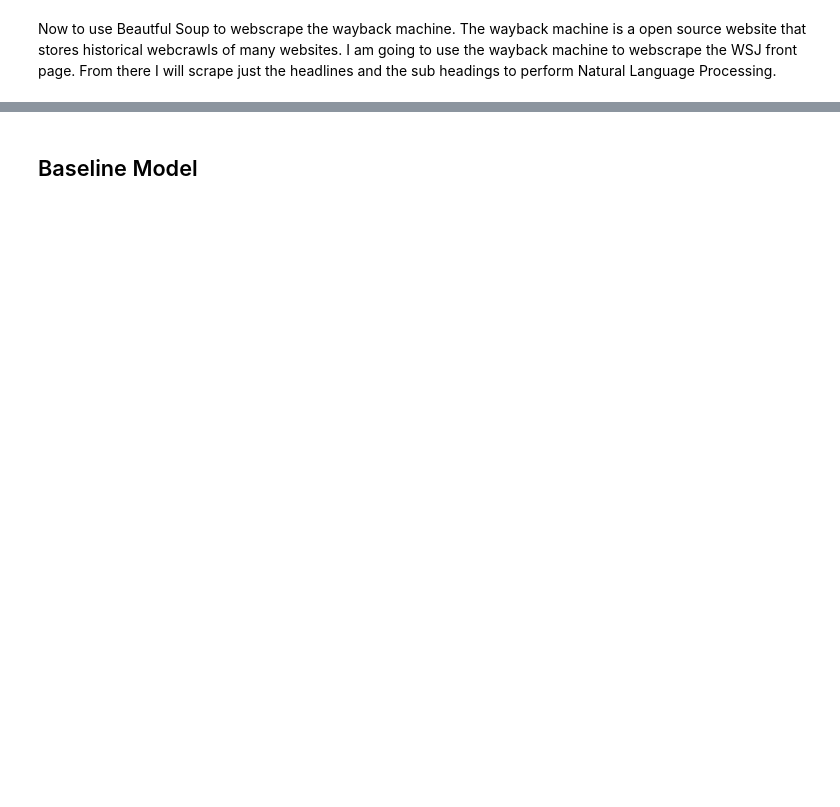
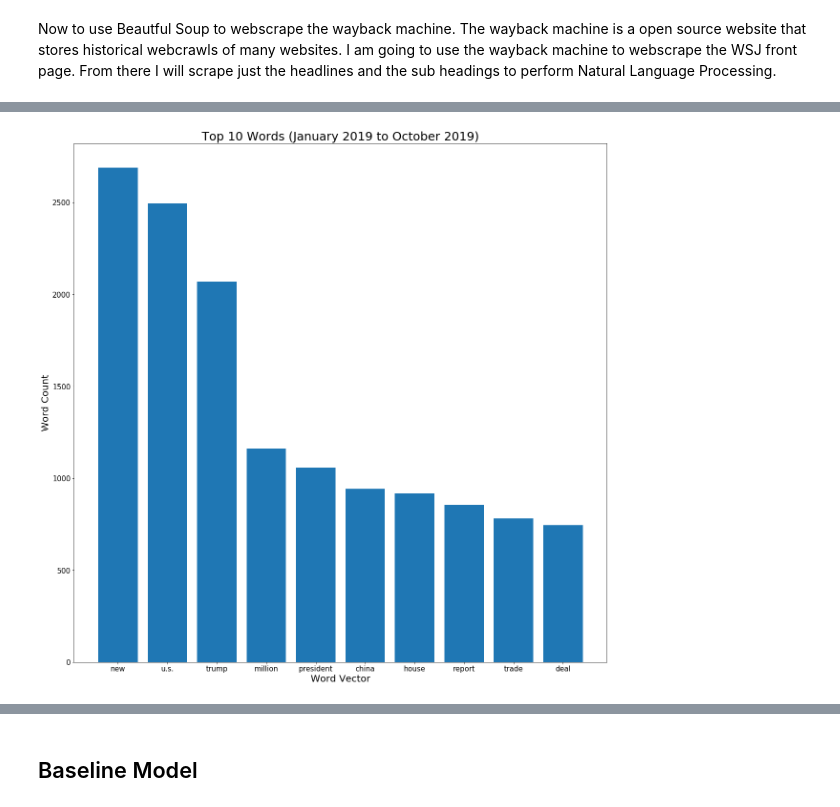
Before and after one commit to gabertooth/dsc-capstone-project-v2-online-ds-pt-021119, a Jupyter notebook: CapStone_PythonBook.ipynb, the cells around one changed output, grey strips where cells are left out. Cells and saved outputs as stored; diff of their text form; code cells hidden in the pictures; blank space fills up the shorter version.

```diff
--- a/CapStone_PythonBook.ipynb
+++ b/CapStone_PythonBook.ipynb
@@ -310,0 +761,9 @@ final
+# %%
+tokenized_df=df['Text'].apply(nltk.word_tokenize)
+df_tokens=[] #Use this to take out all of the stop words
+for x in tokenized_df:
+    for y in x:
+        if y not in stopwords_list:
+            df_tokens.append(y.lower())
+# %%
+df_freq_dist=dict(FreqDist(df_tokens).most_common(10))
@@ -310,0 +783,11 @@ final
+# %%
+plt.figure(figsize=(20,20))
+plt.bar(x=df_freq_dist.keys(),
+        height=df_freq_dist.values())
+plt.tick_params(labelsize=15)
+plt.xlabel('Word Vector',size=20)
+plt.ylabel('Word Count',size=20)
+plt.title('Top 10 Words (January 2019 to October 2019)', size=25)
+plt.show()
+# %% [output]
+[figure, added]
```
Also changed, not shown: parts of 165 cells of this notebook, 25 other files.
